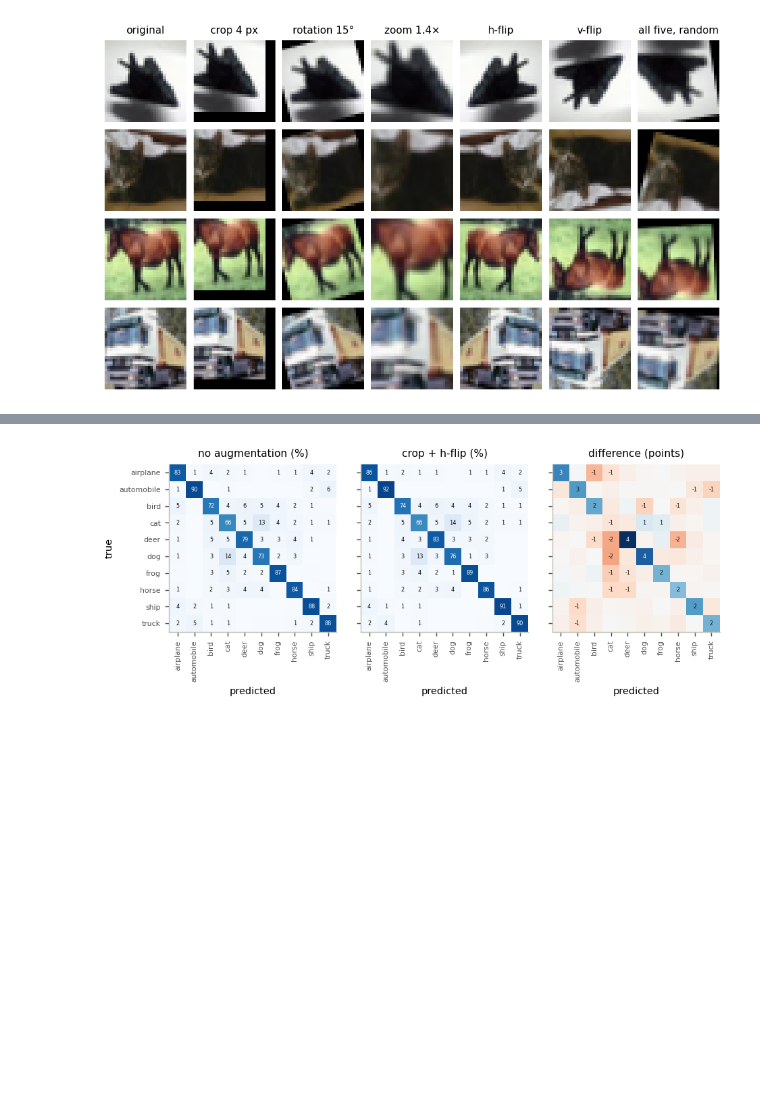
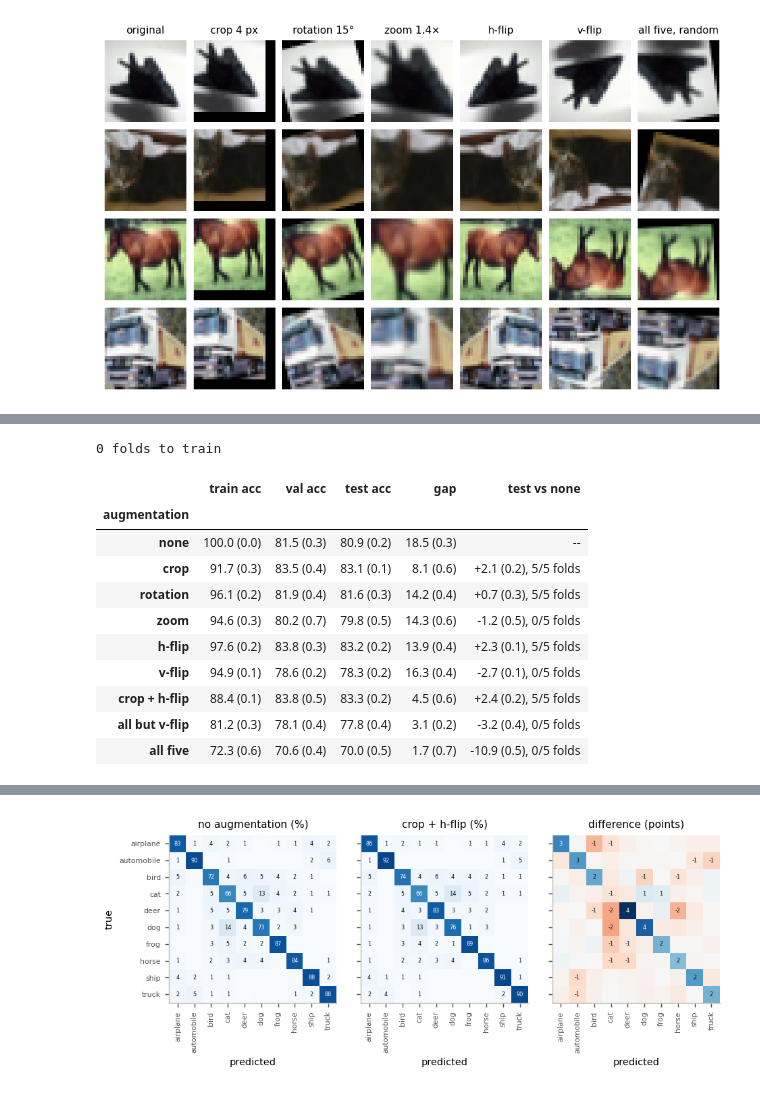
Before and after one commit to AxelFridman/HW3_ML_NN, a Jupyter notebook: 3_augmentation.ipynb, the cells around one changed output, grey strips where cells are left out. Saved outputs shown, nothing was run; the diff lists cells and outputs as text; code cells hidden in the pictures; blank space fills up the shorter version.

```diff
--- a/3_augmentation.ipynb
+++ b/3_augmentation.ipynb
@@ -5,0 +20,4 @@ transformation alone and with three combinations.
+# %%
+X_train, y_train, X_test, y_test = load_cifar()
+with open('out/best.json') as f:
+    best = json.load(f)
@@ -56,0 +46,59 @@ save(fig, 'aug_curves')
+# %%
+variants = {
+    'none': (),
+    'crop': ('crop',),
+    'rotation': ('rotation',),
+    'zoom': ('zoom',),
+    'h-flip': ('h-flip',),
+    'v-flip': ('v-flip',),
+    'crop + h-flip': ('crop', 'h-flip'),
+    'all but v-flip': ('crop', 'rotation', 'zoom', 'h-flip'),
+    'all five': ('crop', 'rotation', 'zoom', 'h-flip', 'v-flip'),
+}
+run_names = {'none': 'aug_none', 'crop': 'aug_crop', 'rotation': 'aug_rotation', 'zoom': 'aug_zoom',
+             'h-flip': 'aug_h-flip', 'v-flip': 'aug_v-flip', 'crop + h-flip': 'aug_crop_h-flip',
+             'all but v-flip': 'aug_novflip', 'all five': 'aug_all'}
+configs = {}
+for variant, ops in variants.items():
+    configs[run_names[variant]] = {'model_class': CNN, 'model_args': {'width': best['cnn']['width']},
+                                   'lr': best['cnn']['lr'], 'epochs': 15, 'augmentations': ops}
+# %%
+# train the folds that are not saved yet, 4 at a time (about 7 hours the first time)
+jobs = []
+for name in configs:
+    for fold in range(N_FOLDS):
+        if not os.path.exists(results_path(name, fold)):
+            jobs.append(delayed(train_fold)(name, fold, **configs[name]))
+print(len(jobs), 'folds to train')
+if jobs:
+    Parallel(n_jobs=N_JOBS, verbose=10)(jobs)
+# %% [output]
+0 folds to train
+# %%
+runs = {}
+for variant in variants:
+    runs[variant] = load_results(run_names[variant])
+# %%
+rows = []
+for variant, r in runs.items():
+    rows.append({'augmentation': variant,
+                 'train acc': mean_sd(last(r, 'train_acc')),  # measured on the original (not augmented) images
+                 'val acc': mean_sd(last(r, 'val_acc')),
+                 'test acc': mean_sd(last(r, 'test_acc')),
+                 'gap': mean_sd(last(r, 'train_acc') - last(r, 'val_acc')),
+                 'test vs none': difference(r, runs['none']) if variant != 'none' else '--'})
+table = pd.DataFrame(rows).set_index('augmentation')
+save_table('t3_table', table)
+table
+# %% [output]
+|  | train acc | val acc | test acc | gap | test vs none |
+| augmentation |  |  |  |  |  |
+| none | 100.0 (0.0) | 81.5 (0.3) | 80.9 (0.2) | 18.5 (0.3) | -- |
+| crop | 91.7 (0.3) | 83.5 (0.4) | 83.1 (0.1) | 8.1 (0.6) | +2.1 (0.2), 5/5 folds |
+| rotation | 96.1 (0.2) | 81.9 (0.4) | 81.6 (0.3) | 14.2 (0.4) | +0.7 (0.3), 5/5 folds |
+| zoom | 94.6 (0.3) | 80.2 (0.7) | 79.8 (0.5) | 14.3 (0.6) | -1.2 (0.5), 0/5 folds |
+| h-flip | 97.6 (0.2) | 83.8 (0.3) | 83.2 (0.2) | 13.9 (0.4) | +2.3 (0.1), 5/5 folds |
+| v-flip | 94.9 (0.1) | 78.6 (0.2) | 78.3 (0.2) | 16.3 (0.4) | -2.7 (0.1), 0/5 folds |
+| crop + h-flip | 88.4 (0.1) | 83.8 (0.5) | 83.3 (0.2) | 4.5 (0.6) | +2.4 (0.2), 5/5 folds |
+| all but v-flip | 81.2 (0.3) | 78.1 (0.4) | 77.8 (0.4) | 3.1 (0.2) | -3.2 (0.4), 0/5 folds |
+| all five | 72.3 (0.6) | 70.6 (0.4) | 70.0 (0.5) | 1.7 (0.7) | -10.9 (0.5), 0/5 folds |
```
Also changed, not shown: parts of 15 cells of this notebook.
